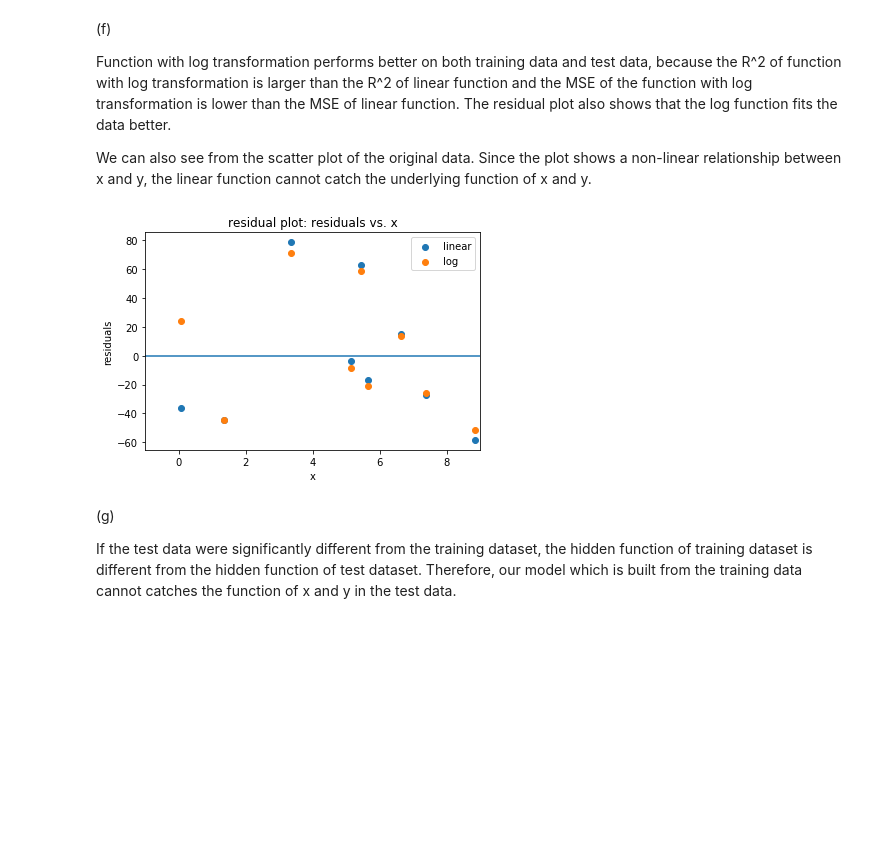
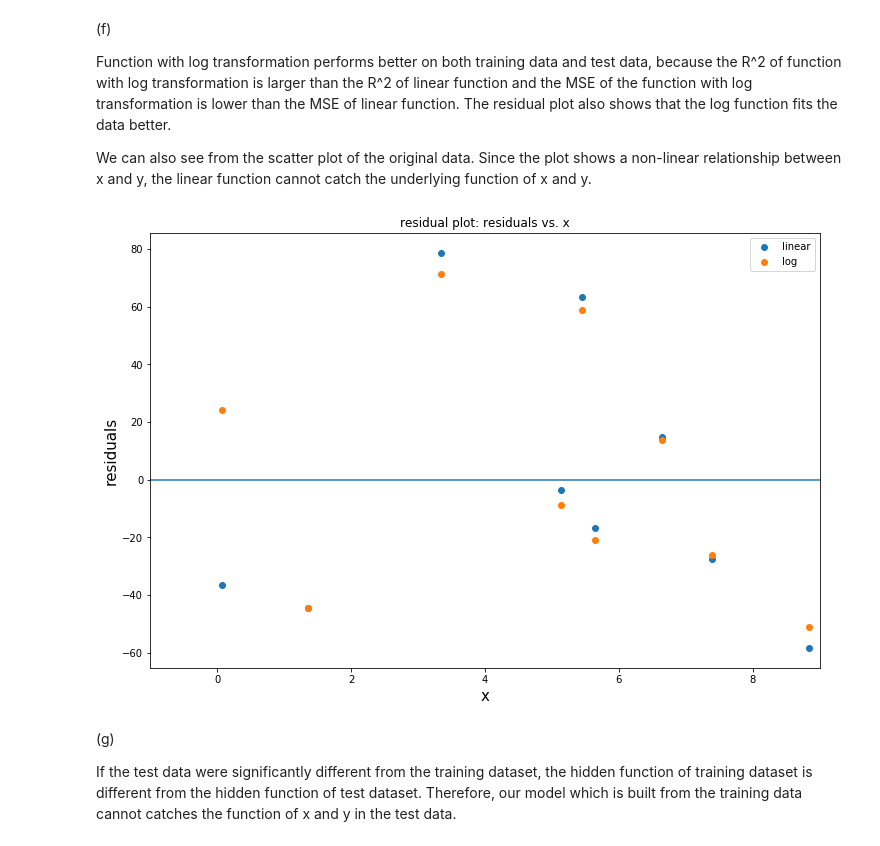
Before and after one commit to chrimiway/machine-learning-course, a Jupyter notebook: Assignment2.ipynb, the cells around one changed output. Cells and saved outputs as stored; diff of their text form; code cells hidden in the pictures; blank space fills up the shorter version.

```diff
--- a/Assignment2.ipynb
+++ b/Assignment2.ipynb
@@ -630,18 +639,19 @@ Function with log transformation performs better on both training data and test
 We can also see from the scatter plot of the original data. Since the plot shows a non-linear relationship between x and y, the linear function cannot catch the underlying function of x and y.
 # %%
 residuals_b = y_hat_b - y_test_np
+plt.figure(figsize=(12, 8))
 pb = plt.scatter(x_test_b, residuals_b)
 residuals_c = y_hat_c - y_test_np
 pc = plt.scatter(x_test_c[:, 0], residuals_c)
 plt.plot(range(-1, 10), [0] * 11)
 plt.xlim(-1,9)
-plt.xlabel("x")
-plt.ylabel("residuals")
+plt.xlabel("x", fontsize = 15)
+plt.ylabel("residuals", fontsize = 15)
 plt.title("residual plot: residuals vs. x")
 plt.legend([pb, pc], ["linear", "log"])
 plt.show()
 # %% [output]
-[figure, old version]
+[figure, new version]
 # %% [markdown]
 (g)
 
```
Also changed, not shown: parts of 4 cells of this notebook.
